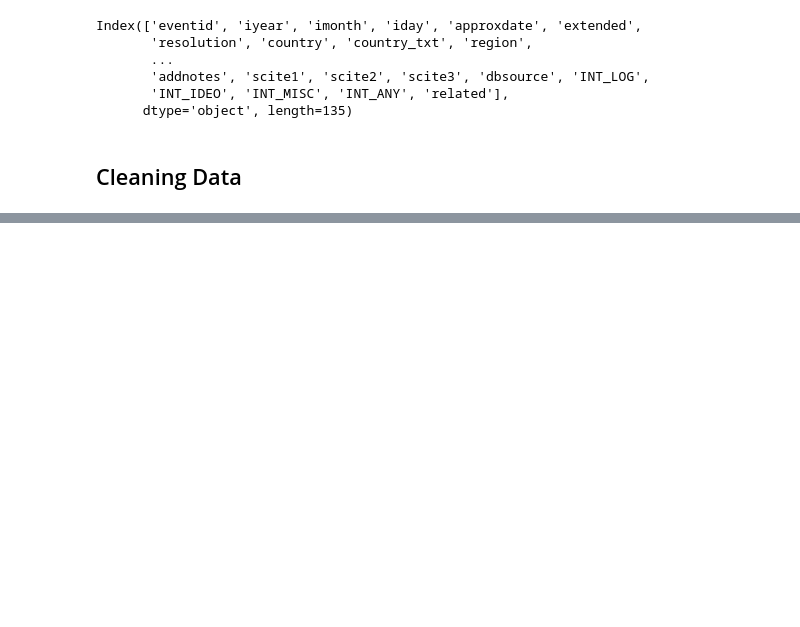
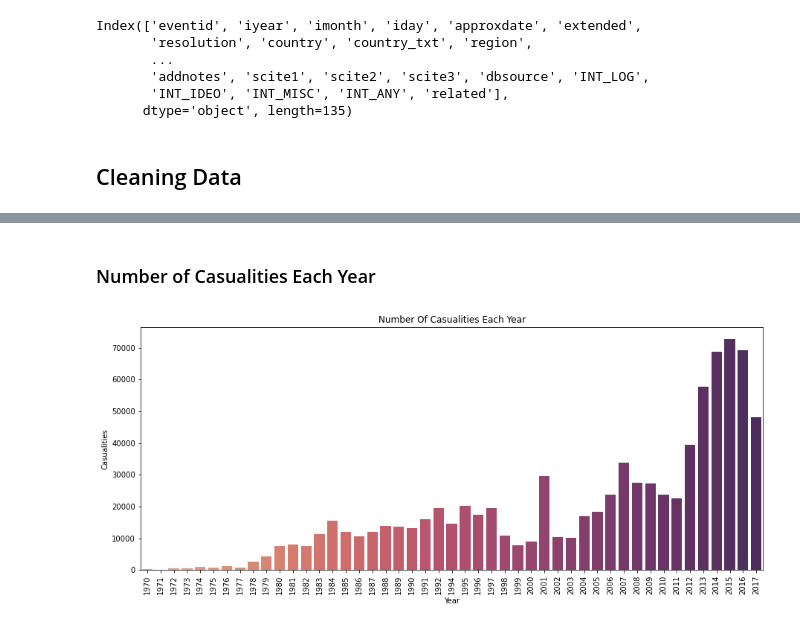
Before and after one commit to Akshitbagri/TSF-GRIP-Data-Science-Business-Analytics, a Jupyter notebook: Exploratory Data Analysis - Terrorism/Analysis.ipynb, the cells around one changed output, grey strips where cells are left out. Cells and saved outputs as stored; diff of their text form; code cells hidden in the pictures; blank space fills up the shorter version.

```diff
--- a/Exploratory Data Analysis - Terrorism/Analysis.ipynb
+++ b/Exploratory Data Analysis - Terrorism/Analysis.ipynb
@@ -43,0 +99,12 @@ terror = dataset[['Year','Month','Day','Duration','Country','Region','city','lat
+# %% [markdown]
+### Number of Casualities Each Year
+# %%
+plt.subplots(figsize=(15,6))
+year_cas = terror.groupby('Year').Casualities.sum().to_frame().reset_index()
+year_cas.columns = ['Year','Casualities']
+sns.barplot(x=year_cas.Year, y=year_cas.Casualities, palette='flare')
+plt.xticks(rotation=90)
+plt.title('Number Of Casualities Each Year')
+plt.show()
+# %% [output]
+[figure, added]
```
Also changed, not shown: parts of 10 cells of this notebook.
